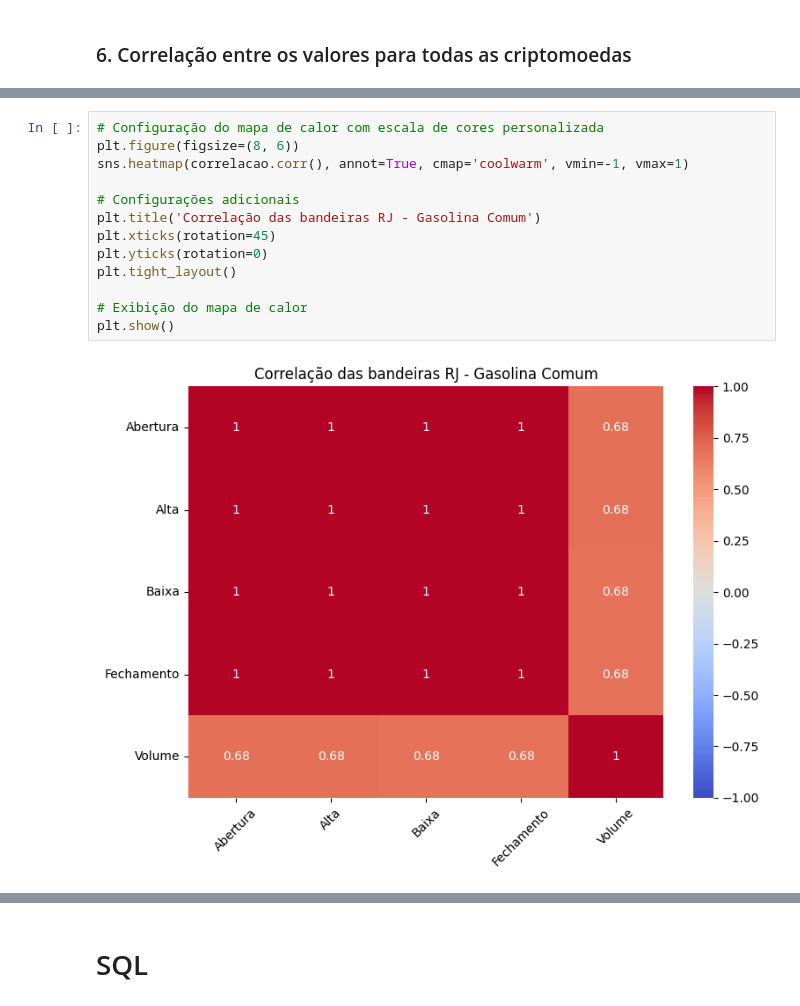
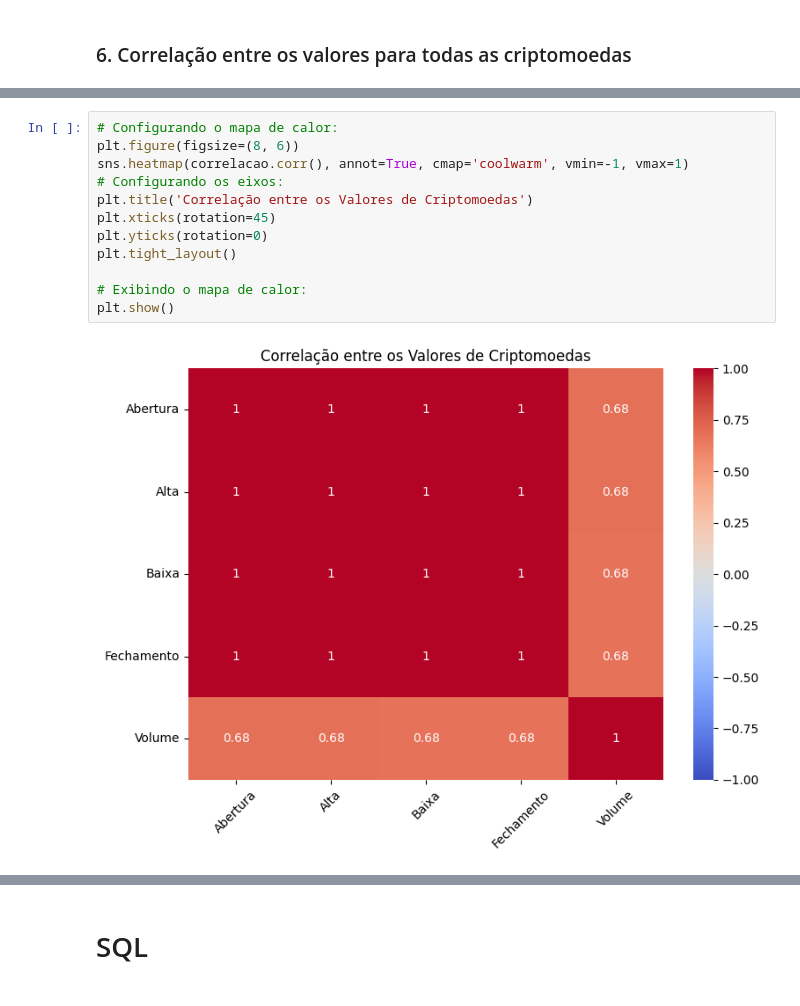
Before and after one commit to CassioRibeiro/ProjetoFinal, a Jupyter notebook: [M5]_Projeto_Final.ipynb, the cells around one changed output, grey strips where cells are left out. Cells and saved outputs as stored; diff of their text form.

```diff
--- a/[M5]_Projeto_Final.ipynb
+++ b/[M5]_Projeto_Final.ipynb
@@ -726,15 +794,14 @@ correlacao.corr()
 # %%
-# Configuração do mapa de calor com escala de cores personalizada
+# Configurando o mapa de calor:
 plt.figure(figsize=(8, 6))
 sns.heatmap(correlacao.corr(), annot=True, cmap='coolwarm', vmin=-1, vmax=1)
-
-# Configurações adicionais
-plt.title('Correlação das bandeiras RJ - Gasolina Comum')
+# Configurando os eixos:
+plt.title('Correlação entre os Valores de Criptomoedas')
 plt.xticks(rotation=45)
 plt.yticks(rotation=0)
 plt.tight_layout()
 
-# Exibição do mapa de calor
+# Exibindo o mapa de calor:
 plt.show()
 # %% [output]
-[figure, old version]
+[figure, new version]
```
Also changed, not shown: parts of 56 cells of this notebook.
